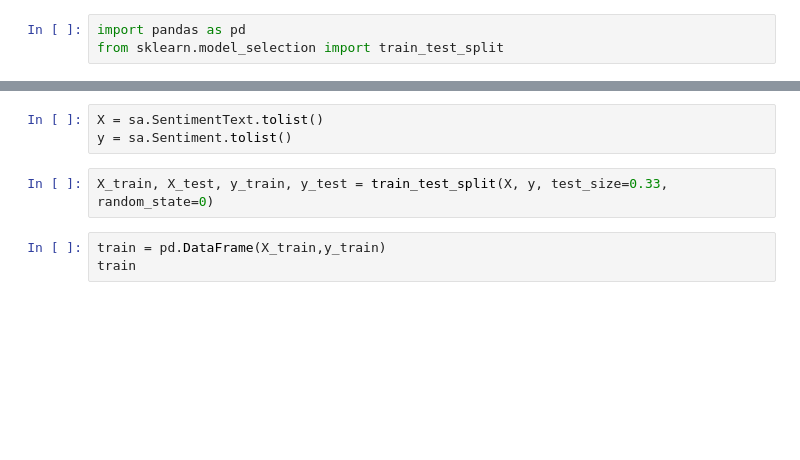
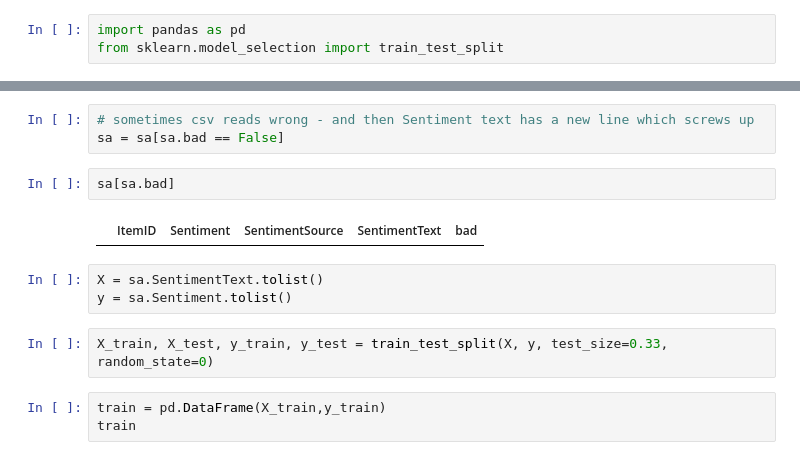
Before and after one commit to nicwigs/482, a Jupyter notebook: project/trainSentiment.ipynb, the cells around one changed output, grey strips where cells are left out. Cells and saved outputs as stored; diff of their text form; blank space fills up the shorter version.

```diff
--- a/project/trainSentiment.ipynb
+++ b/project/trainSentiment.ipynb
@@ -30,3 +35,10 @@ sa
+# %%
+# sometimes csv reads wrong - and then Sentiment text has a new line which screws up
+sa = sa[sa.bad == False]
+# %%
+sa[sa.bad]
+# %% [output]
+|  | ItemID | Sentiment | SentimentSource | SentimentText | bad |
 # %%
 X = sa.SentimentText.tolist()
 y = sa.Sentiment.tolist()
```
Also changed, not shown: parts of 5 cells of this notebook.
